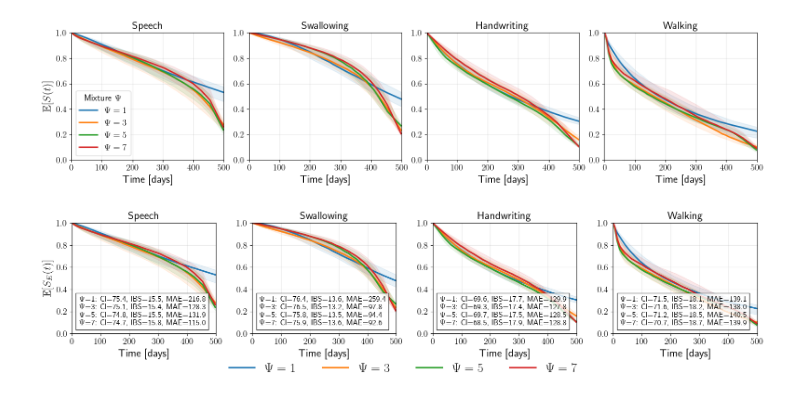
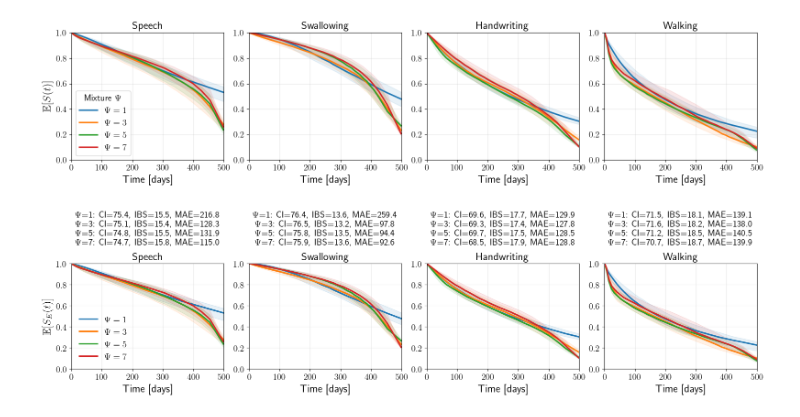
Before and after one commit to thecml/mensa, a Jupyter notebook: notebooks/plot_pop_mixtures.ipynb, the cells around one changed output. Cells and saved outputs as stored; diff of their text form; code cells hidden in the pictures.

```diff
--- a/notebooks/plot_pop_mixtures.ipynb
+++ b/notebooks/plot_pop_mixtures.ipynb
@@ -331,51 +331,59 @@ metrics_summary = (
 )
 # %%
 import matplotlib.pyplot as plt
-from matplotlib.offsetbox import AnchoredText
+from matplotlib.transforms import blended_transform_factory
 
 fig, axes = plt.subplots(1, 4, figsize=(16, 4), constrained_layout=True)
 
 for e, event_name in enumerate(event_names):
     ax = axes[e]
     ax.set_title(event_name)
     for i, preds in enumerate(trained_model_preds):
         S = preds[e].to_numpy()
         t = preds[e].columns.to_numpy()
         med = np.percentile(S, 50, axis=0)
         lo  = np.percentile(S, 40, axis=0)
         hi  = np.percentile(S, 60, axis=0)
         ax.fill_between(t, lo, hi, color=f"C{i}", alpha=0.10)
-        ax.plot(t, med, color=f"C{i}", lw=2.3,
-                label=rf"$\Psi={psi_values[i]}$")
+        ax.plot(t, med, color=f"C{i}", lw=2.3, label=rf"$\Psi={psi_values[i]}$")
     if e == 0:
         ax.set_ylabel(r"$\mathbb{E}[S_E(t)]$")
     ax.set_xlabel("Time [days]")
     ax.set_xlim(0, 500)
     ax.set_ylim(0, 1)
     ax.grid(alpha=0.3)
 
-    # --- Metrics box (bottom-left) with decimals for CI/IBS ---
+    # --- Prepare metrics text ---
     sub = metrics_summary[metrics_summary["Event"] == event_name]
     lines = [
         rf"$\Psi$={row.Psi}: CI={row.CI*100:.1f}, IBS={row.IBS*100:.1f}, MAE={row.MAE:.1f}"
         for _, row in sub.iterrows()
     ]
     txt = "\n".join(lines)
-    box = AnchoredText(txt, loc="lower left",
-                       prop=dict(size=12, family="sans-serif"),
-                       frameon=True)
-    box.patch.set_alpha(0.8)
-    ax.add_artist(box)
 
-# --- Shared legend below all subplots ---
-handles, labels = axes[0].get_legend_handles_labels()
-fig.legend(handles, labels, loc="lower center",
-           ncol=4, title="", fontsize=20, frameon=False)
+    # --- Place text centered above the title (in axes coordinates) ---
+    trans = blended_transform_factory(ax.transAxes, fig.transFigure)
+    fig.text(
+        0.5,  # center in the axis' coordinates
+        ax.get_position().y1 - 0.02,  # just above the title
+        txt,
+        ha="center",
+        va="bottom",
+        fontsize=14,
+        family="sans-serif",
+        bbox=dict(facecolor="white", alpha=0.8, edgecolor="none"),
+        transform=trans,
+    )
 
-plt.subplots_adjust(bottom=0.22)
-plt.tight_layout(rect=[0, 0.1, 1, 1])
+    # --- Legend inside each subplot ---
+    if e == 0:
+        ax.legend(loc="lower left", fontsize=14, frameon=False)
 
-plt.savefig(f"{cfg.PLOTS_DIR}/proact_pop_survival.pdf", bbox_inches='tight')
+# Adjust layout for the top text
+plt.subplots_adjust(top=0.85, bottom=0.1, wspace=0.25)
+plt.tight_layout(rect=[0, 0, 1, 0.88])
+
+plt.savefig(f"{cfg.PLOTS_DIR}/proact_pop_survival.pdf", bbox_inches="tight")
 plt.show()
 # %% [output]
-[figure, old version]
+[figure, new version]
```
Also changed, not shown: 17 other files.
